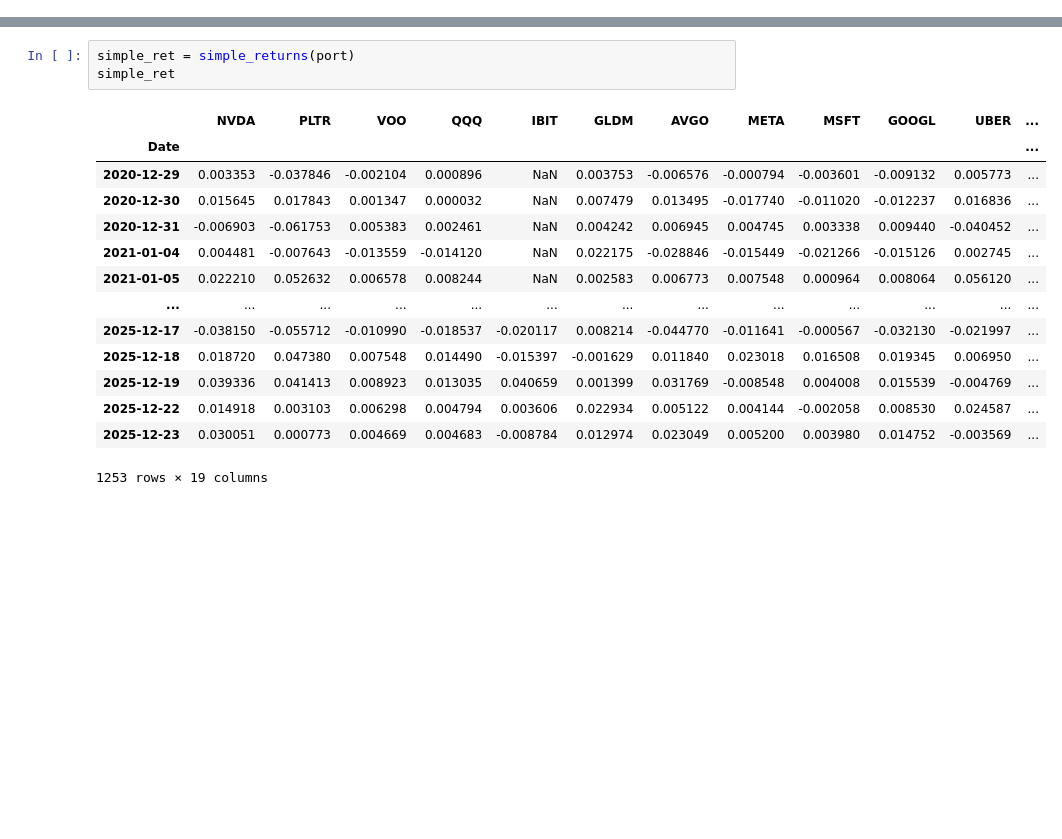
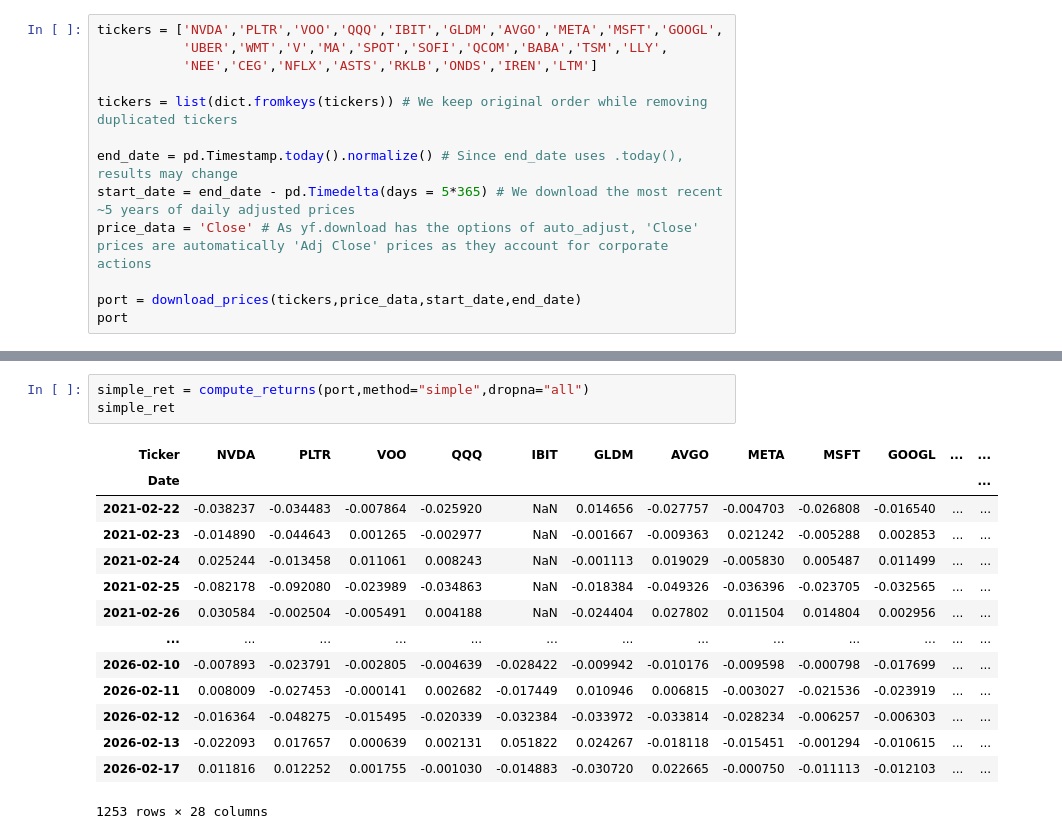
Before and after one commit to lalocahuantzi/Portfolio-Management-Lab, a Jupyter notebook: notebooks/01_data_and_returns.ipynb, the cells around one changed output, grey strips where cells are left out. Cells and saved outputs as stored; diff of their text form; blank space fills up the shorter version.

Commit message:
Update data and returns notebook with improved structure and dynamic investment universe.

```diff
--- a/notebooks/01_data_and_returns.ipynb
+++ b/notebooks/01_data_and_returns.ipynb
@@ -37,0 +18,13 @@ port
+# %%
+tickers = ['NVDA','PLTR','VOO','QQQ','IBIT','GLDM','AVGO','META','MSFT','GOOGL',
+           'UBER','WMT','V','MA','SPOT','SOFI','QCOM','BABA','TSM','LLY',
+           'NEE','CEG','NFLX','ASTS','RKLB','ONDS','IREN','LTM']
+
+tickers = list(dict.fromkeys(tickers)) # We keep original order while removing duplicated tickers
+
+end_date = pd.Timestamp.today().normalize() # Since end_date uses .today(), results may change
+start_date = end_date - pd.Timedelta(days = 5*365) # We download the most recent ~5 years of daily adjusted prices
+price_data = 'Close' # As yf.download has the options of auto_adjust, 'Close' prices are automatically 'Adj Close' prices as they account for corporate actions
+
+port = download_prices(tickers,price_data,start_date,end_date)
+port
@@ -119,18 +185,18 @@ Given that this project relies on **Modern Portfolio Theory (MPT)**, the use of
 # %%
-simple_ret = simple_returns(port)
+simple_ret = compute_returns(port,method="simple",dropna="all")
 simple_ret
 # %% [output]
-|  | NVDA | PLTR | VOO | QQQ | IBIT | GLDM | AVGO | META | MSFT | GOOGL | UBER | ... |
+| Ticker | NVDA | PLTR | VOO | QQQ | IBIT | GLDM | AVGO | META | MSFT | GOOGL | ... | ... |
 | Date |  |  |  |  |  |  |  |  |  |  |  | ... |
-| 2020-12-29 | 0.003353 | -0.037846 | -0.002104 | 0.000896 | NaN | 0.003753 | -0.006576 | -0.000794 | -0.003601 | -0.009132 | 0.005773 | ... |
-| 2020-12-30 | 0.015645 | 0.017843 | 0.001347 | 0.000032 | NaN | 0.007479 | 0.013495 | -0.017740 | -0.011020 | -0.012237 | 0.016836 | ... |
-| 2020-12-31 | -0.006903 | -0.061753 | 0.005383 | 0.002461 | NaN | 0.004242 | 0.006945 | 0.004745 | 0.003338 | 0.009440 | -0.040452 | ... |
-| 2021-01-04 | 0.004481 | -0.007643 | -0.013559 | -0.014120 | NaN | 0.022175 | -0.028846 | -0.015449 | -0.021266 | -0.015126 | 0.002745 | ... |
-| 2021-01-05 | 0.022210 | 0.052632 | 0.006578 | 0.008244 | NaN | 0.002583 | 0.006773 | 0.007548 | 0.000964 | 0.008064 | 0.056120 | ... |
+| 2021-02-22 | -0.038237 | -0.034483 | -0.007864 | -0.025920 | NaN | 0.014656 | -0.027757 | -0.004703 | -0.026808 | -0.016540 | ... | ... |
+| 2021-02-23 | -0.014890 | -0.044643 | 0.001265 | -0.002977 | NaN | -0.001667 | -0.009363 | 0.021242 | -0.005288 | 0.002853 | ... | ... |
+| 2021-02-24 | 0.025244 | -0.013458 | 0.011061 | 0.008243 | NaN | -0.001113 | 0.019029 | -0.005830 | 0.005487 | 0.011499 | ... | ... |
+| 2021-02-25 | -0.082178 | -0.092080 | -0.023989 | -0.034863 | NaN | -0.018384 | -0.049326 | -0.036396 | -0.023705 | -0.032565 | ... | ... |
+| 2021-02-26 | 0.030584 | -0.002504 | -0.005491 | 0.004188 | NaN | -0.024404 | 0.027802 | 0.011504 | 0.014804 | 0.002956 | ... | ... |
 | ... | ... | ... | ... | ... | ... | ... | ... | ... | ... | ... | ... | ... |
-| 2025-12-17 | -0.038150 | -0.055712 | -0.010990 | -0.018537 | -0.020117 | 0.008214 | -0.044770 | -0.011641 | -0.000567 | -0.032130 | -0.021997 | ... |
-| 2025-12-18 | 0.018720 | 0.047380 | 0.007548 | 0.014490 | -0.015397 | -0.001629 | 0.011840 | 0.023018 | 0.016508 | 0.019345 | 0.006950 | ... |
-| 2025-12-19 | 0.039336 | 0.041413 | 0.008923 | 0.013035 | 0.040659 | 0.001399 | 0.031769 | -0.008548 | 0.004008 | 0.015539 | -0.004769 | ... |
-| 2025-12-22 | 0.014918 | 0.003103 | 0.006298 | 0.004794 | 0.003606 | 0.022934 | 0.005122 | 0.004144 | -0.002058 | 0.008530 | 0.024587 | ... |
-| 2025-12-23 | 0.030051 | 0.000773 | 0.004669 | 0.004683 | -0.008784 | 0.012974 | 0.023049 | 0.005200 | 0.003980 | 0.014752 | -0.003569 | ... |
+| 2026-02-10 | -0.007893 | -0.023791 | -0.002805 | -0.004639 | -0.028422 | -0.009942 | -0.010176 | -0.009598 | -0.000798 | -0.017699 | ... | ... |
+| 2026-02-11 | 0.008009 | -0.027453 | -0.000141 | 0.002682 | -0.017449 | 0.010946 | 0.006815 | -0.003027 | -0.021536 | -0.023919 | ... | ... |
+| 2026-02-12 | -0.016364 | -0.048275 | -0.015495 | -0.020339 | -0.032384 | -0.033972 | -0.033814 | -0.028234 | -0.006257 | -0.006303 | ... | ... |
+| 2026-02-13 | -0.022093 | 0.017657 | 0.000639 | 0.002131 | 0.051822 | 0.024267 | -0.018118 | -0.015451 | -0.001294 | -0.010615 | ... | ... |
+| 2026-02-17 | 0.011816 | 0.012252 | 0.001755 | -0.001030 | -0.014883 | -0.030720 | 0.022665 | -0.000750 | -0.011113 | -0.012103 | ... | ... |
-1253 rows × 19 columns
+1253 rows × 28 columns
```
Also changed, not shown: parts of 24 cells of this notebook.
